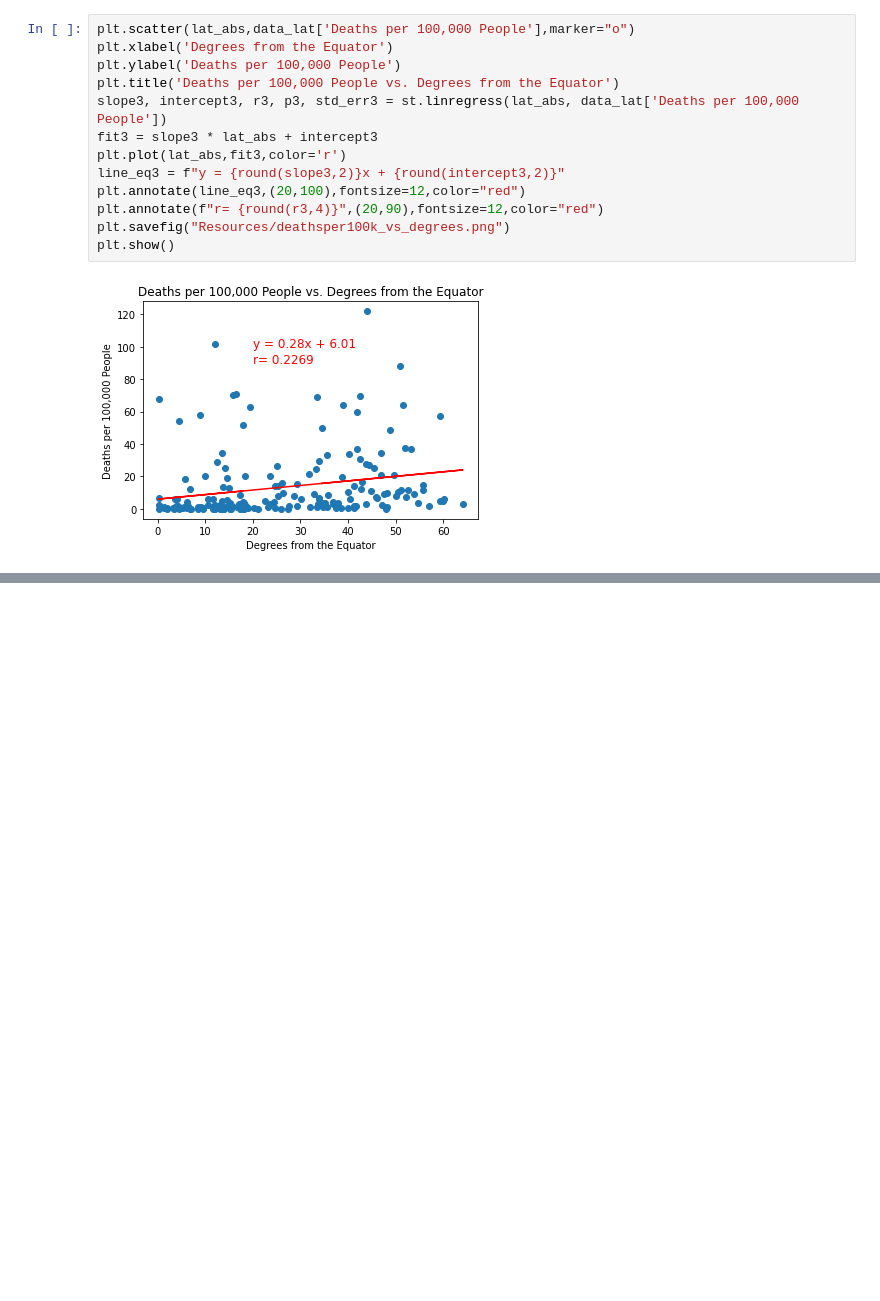
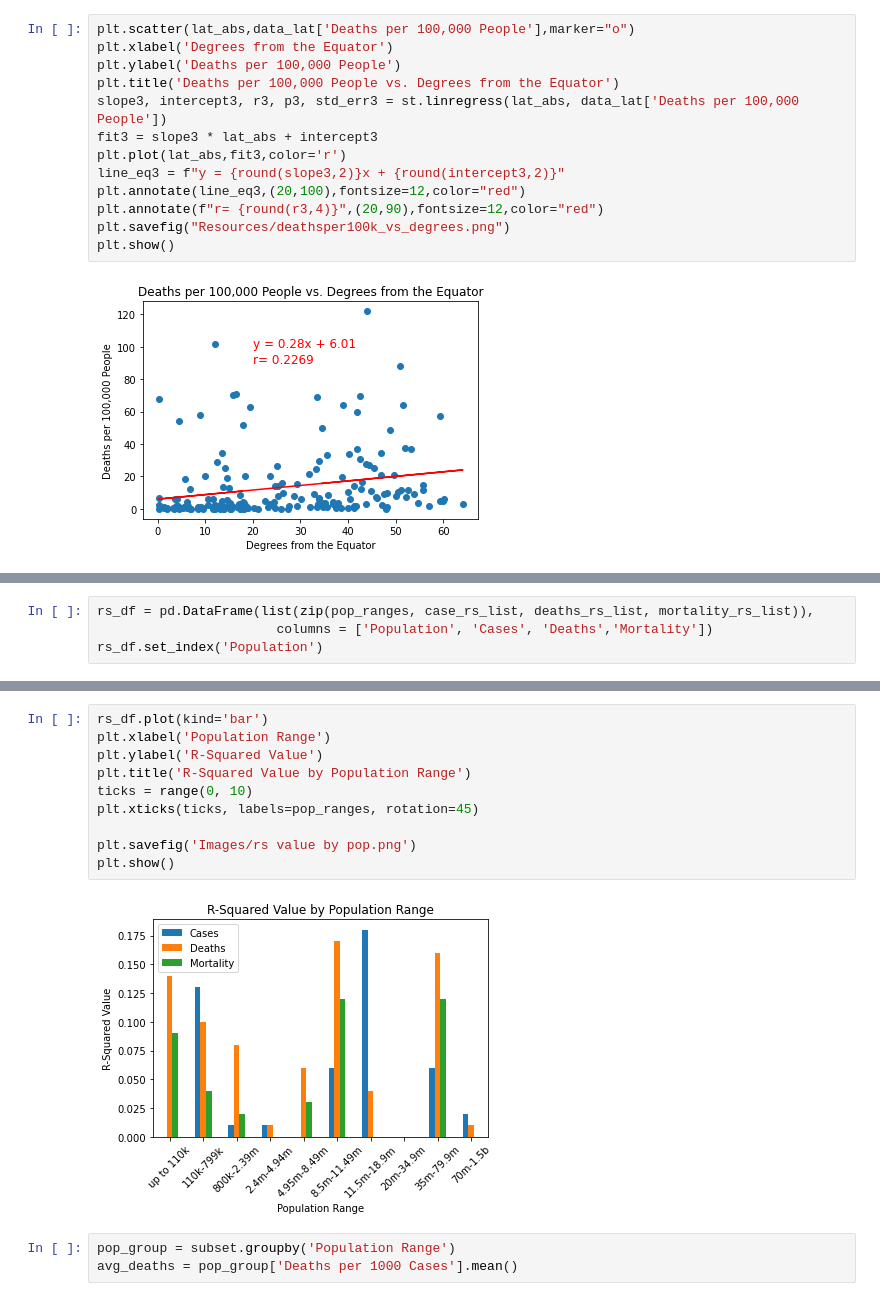
Before and after one commit to AustinRCole/COVID_Lat_GDP_analysis, a Jupyter notebook: Final_COVID_analysis.ipynb, the cells around one changed output, grey strips where cells are left out. Cells and saved outputs as stored; diff of their text form; blank space fills up the shorter version.

```diff
--- a/Final_COVID_analysis.ipynb
+++ b/Final_COVID_analysis.ipynb
@@ -150,0 +329,4 @@ plt.show()
+# %%
+rs_df = pd.DataFrame(list(zip(pop_ranges, case_rs_list, deaths_rs_list, mortality_rs_list)),
+                       columns = ['Population', 'Cases', 'Deaths','Mortality'])
+rs_df.set_index('Population')
@@ -150,0 +346,15 @@ plt.show()
+# %%
+rs_df.plot(kind='bar')
+plt.xlabel('Population Range')
+plt.ylabel('R-Squared Value')
+plt.title('R-Squared Value by Population Range')
+ticks = range(0, 10)
+plt.xticks(ticks, labels=pop_ranges, rotation=45)
+
+plt.savefig('Images/rs value by pop.png')
+plt.show()
+# %% [output]
+[figure, added]
+# %%
+pop_group = subset.groupby('Population Range')
+avg_deaths = pop_group['Deaths per 1000 Cases'].mean()
```
Also changed, not shown: parts of 8 cells of this notebook, 33 other files.
